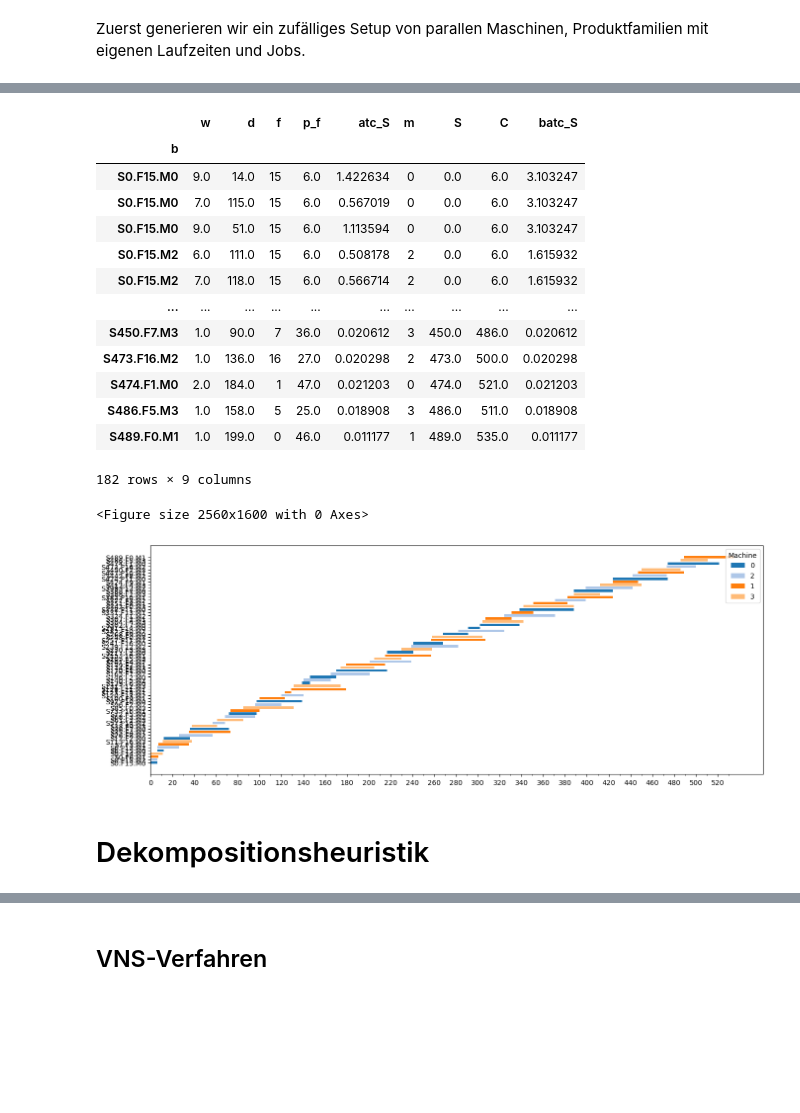
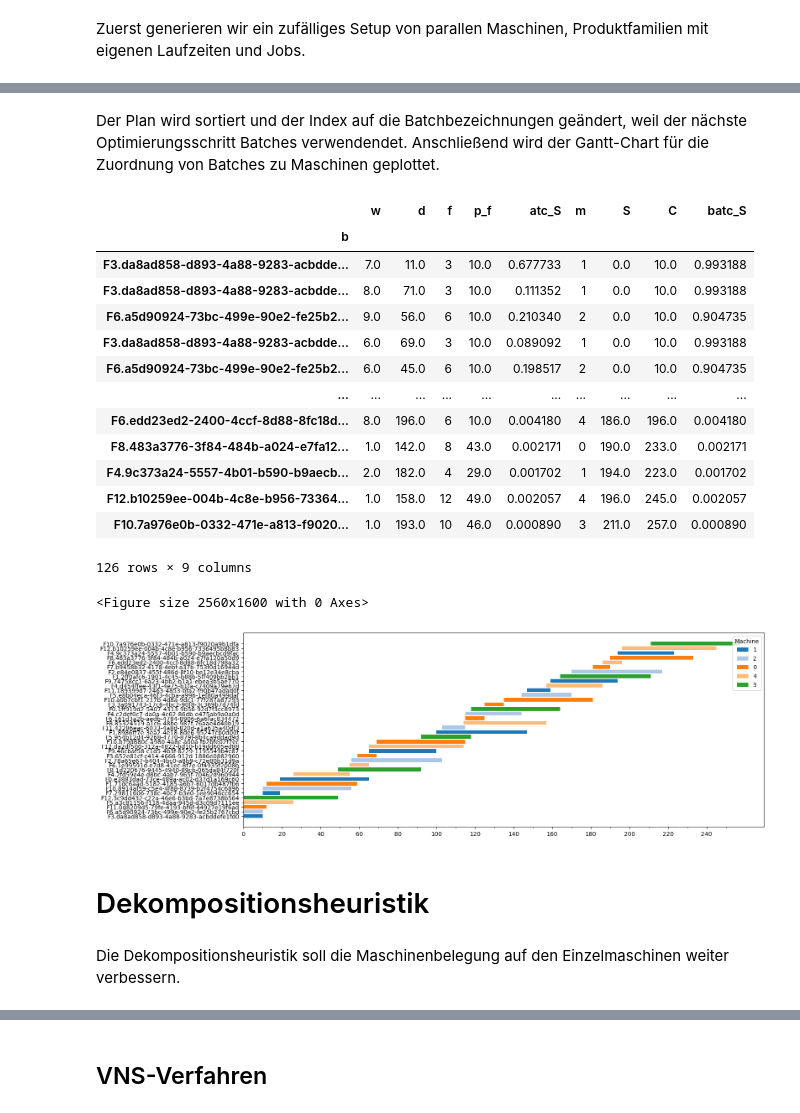
Before and after one commit to PROmetheus-94/Planungs-_und_Dispositionssysteme, a Jupyter notebook: Notebooks/Scheduling_VNS_ParallelIncompatibleBatchMachinesTWT.ipynb, the cells around one changed output, grey strips where cells are left out. Drawn from its saved outputs; the diff is of its cells as text; code cells hidden in the pictures; blank space fills up the shorter version.

```diff
--- a/Notebooks/Scheduling_VNS_ParallelIncompatibleBatchMachinesTWT.ipynb
+++ b/Notebooks/Scheduling_VNS_ParallelIncompatibleBatchMachinesTWT.ipynb
@@ -97,4 +101,7 @@ def calculate_atc(job: pd.Series, p_avg: float, t: int, kappa: int) -> float:
 # %%
+from tqdm import tqdm
+import uuid
+
 # total weighted tardiness of the best schedule
 atc_batc_twt = None
 
@@ -135,11 +142,10 @@ for kappa in [0.5 * l for l in range(1, 11)]:
             # remove the assigned jobs from the non assigned jobs
             non_assigned_jobs.drop(batch.index, inplace=True)
             # overwrite the jobs list with the updated batch
-            batch[["m", "S", "C", "b", "batc_S"]] = str(machine_idx), t, t + batch.p_f.iloc[0], f"S{int(t)}.F{batch.f.iloc[0]}.M{machine_idx}", batc
+            batch[["m", "S", "C", "b", "batc_S"]] = str(machine_idx), t, t + batch.p_f.iloc[0], f"F{batch.f.iloc[0]}.{str(uuid.uuid4())}", batc
             temp_schedule.update(batch)
         # skip to the next time step when a machine is free
         t = machines.min()
-    schedule = temp_schedule
     # update the best schedule if the current one is better
     temp_twt = calculate_twt(temp_schedule)
     print(f"Kappa: {kappa}, TWT: {temp_twt}")
@@ -147,6 +153,7 @@ for kappa in [0.5 * l for l in range(1, 11)]:
         atc_batc_twt = temp_twt
         schedule = temp_schedule
 
+atc_batc_twt = calculate_twt(schedule)
 print("-" * 30)
-print(f"Best TWT: {atc_batc_twt}")
+print(f"Best ATC-BATC TWT: {atc_batc_twt}")
 # %% [output]
@@ -165,47 +172,53 @@ Best TWT: 71338.0
+# %% [markdown]
+Der Plan wird sortiert und der Index auf die Batchbezeichnungen geändert, weil der nächste Optimierungsschritt Batches verwendendet. Anschließend wird der Gantt-Chart für die Zuordnung von Batches zu Maschinen geplottet.
 # %%
-schedule.sort_values(by=["S", "C", "b"], inplace=True)
+schedule.sort_values(by=["S", "C"], inplace=True)
 schedule.set_index("b", inplace=True)
 schedule
 # %% [output]
 |  | w | d | f | p_f | atc_S | m | S | C | batc_S |
 | b |  |  |  |  |  |  |  |  |  |
-| S0.F15.M0 | 9.0 | 14.0 | 15 | 6.0 | 1.422634 | 0 | 0.0 | 6.0 | 3.103247 |
-| S0.F15.M0 | 7.0 | 115.0 | 15 | 6.0 | 0.567019 | 0 | 0.0 | 6.0 | 3.103247 |
-| S0.F15.M0 | 9.0 | 51.0 | 15 | 6.0 | 1.113594 | 0 | 0.0 | 6.0 | 3.103247 |
-| S0.F15.M2 | 6.0 | 111.0 | 15 | 6.0 | 0.508178 | 2 | 0.0 | 6.0 | 1.615932 |
-| S0.F15.M2 | 7.0 | 118.0 | 15 | 6.0 | 0.566714 | 2 | 0.0 | 6.0 | 1.615932 |
+| F3.da8ad858-d893-4a88-9283-acbdde... | 7.0 | 11.0 | 3 | 10.0 | 0.677733 | 1 | 0.0 | 10.0 | 0.993188 |
+| F3.da8ad858-d893-4a88-9283-acbdde... | 8.0 | 71.0 | 3 | 10.0 | 0.111352 | 1 | 0.0 | 10.0 | 0.993188 |
+| F6.a5d90924-73bc-499e-90e2-fe25b2... | 9.0 | 56.0 | 6 | 10.0 | 0.210340 | 2 | 0.0 | 10.0 | 0.904735 |
+| F3.da8ad858-d893-4a88-9283-acbdde... | 6.0 | 69.0 | 3 | 10.0 | 0.089092 | 1 | 0.0 | 10.0 | 0.993188 |
+| F6.a5d90924-73bc-499e-90e2-fe25b2... | 6.0 | 45.0 | 6 | 10.0 | 0.198517 | 2 | 0.0 | 10.0 | 0.904735 |
 | ... | ... | ... | ... | ... | ... | ... | ... | ... | ... |
-| S450.F7.M3 | 1.0 | 90.0 | 7 | 36.0 | 0.020612 | 3 | 450.0 | 486.0 | 0.020612 |
-| S473.F16.M2 | 1.0 | 136.0 | 16 | 27.0 | 0.020298 | 2 | 473.0 | 500.0 | 0.020298 |
-| S474.F1.M0 | 2.0 | 184.0 | 1 | 47.0 | 0.021203 | 0 | 474.0 | 521.0 | 0.021203 |
-| S486.F5.M3 | 1.0 | 158.0 | 5 | 25.0 | 0.018908 | 3 | 486.0 | 511.0 | 0.018908 |
-| S489.F0.M1 | 1.0 | 199.0 | 0 | 46.0 | 0.011177 | 1 | 489.0 | 535.0 | 0.011177 |
+| F6.edd23ed2-2400-4ccf-8d88-8fc18d... | 8.0 | 196.0 | 6 | 10.0 | 0.004180 | 4 | 186.0 | 196.0 | 0.004180 |
+| F8.483a3776-3f84-484b-a024-e7fa12... | 1.0 | 142.0 | 8 | 43.0 | 0.002171 | 0 | 190.0 | 233.0 | 0.002171 |
+| F4.9c373a24-5557-4b01-b590-b9aecb... | 2.0 | 182.0 | 4 | 29.0 | 0.001702 | 1 | 194.0 | 223.0 | 0.001702 |
+| F12.b10259ee-004b-4c8e-b956-73364... | 1.0 | 158.0 | 12 | 49.0 | 0.002057 | 4 | 196.0 | 245.0 | 0.002057 |
+| F10.7a976e0b-0332-471e-a813-f9020... | 1.0 | 193.0 | 10 | 46.0 | 0.000890 | 3 | 211.0 | 257.0 | 0.000890 |
-182 rows × 9 columns
+126 rows × 9 columns
 # %%
 from matplotlib import pyplot as plt
 from matplotlib.patches import Patch
 
 
-plt.figure(figsize=(32, 20), dpi=80)
+def plot_gantt_chart(schedule: pd.DataFrame, figsize: tuple=(32, 20), dpi: int=80):
+    plt.figure(figsize=(32, 20), dpi=80)
+    c_dict = {k: v for k, v in zip(schedule.m.unique(), plt.cm.tab20.colors)}
+    fig, ax = plt.subplots(1, figsize=(16,6))
+    ax.barh(schedule.index, schedule.C - schedule.S, left=schedule.S, color=schedule.m.map(c_dict))
+    ##### LEGENDS #####
+    legend_elements = [Patch(facecolor=c_dict[i], label=i)  for i in c_dict]
+    plt.legend(handles=legend_elements, title="Machine", loc="upper right")
+    ##### TICKS #####
+    xticks = np.arange(0, schedule.C.max()+1, 20)
+    xticks_labels = pd.date_range(schedule.S.min(), end=schedule.C.max())
+    xticks_minor = np.arange(0, schedule.C.max()+1, 10)
+    ax.set_xticks(xticks)
+    ax.set_xticks(xticks_minor, minor=True)
+    plt.show()
 
-c_dict = {k: v for k, v in zip(schedule.m.unique(), plt.cm.tab20.colors)}
-fig, ax = plt.subplots(1, figsize=(16,6))
-ax.barh(schedule.index, schedule.C - schedule.S, left=schedule.S, color=schedule.m.map(c_dict))
-##### LEGENDS #####
-legend_elements = [Patch(facecolor=c_dict[i], label=i)  for i in c_dict]
-plt.legend(handles=legend_elements, title="Machine", loc="upper right")
-##### TICKS #####
-xticks = np.arange(0, schedule.C.max()+1, 20)
-xticks_labels = pd.date_range(schedule.S.min(), end=schedule.C.max())
-xticks_minor = np.arange(0, schedule.C.max()+1, 10)
-ax.set_xticks(xticks)
-ax.set_xticks(xticks_minor, minor=True)
-plt.show()
+plot_gantt_chart(schedule)
 # %% [output]
 <Figure size 2560x1600 with 0 Axes>
-[figure, old version]
+[figure, new version]
 # %% [markdown]
 # Dekompositionsheuristik
+# %% [markdown]
+Die Dekompositionsheuristik soll die Maschinenbelegung auf den Einzelmaschinen weiter verbessern.
 # %%
 from itertools import permutations
 
```
Also changed, not shown: parts of 27 cells of this notebook.
